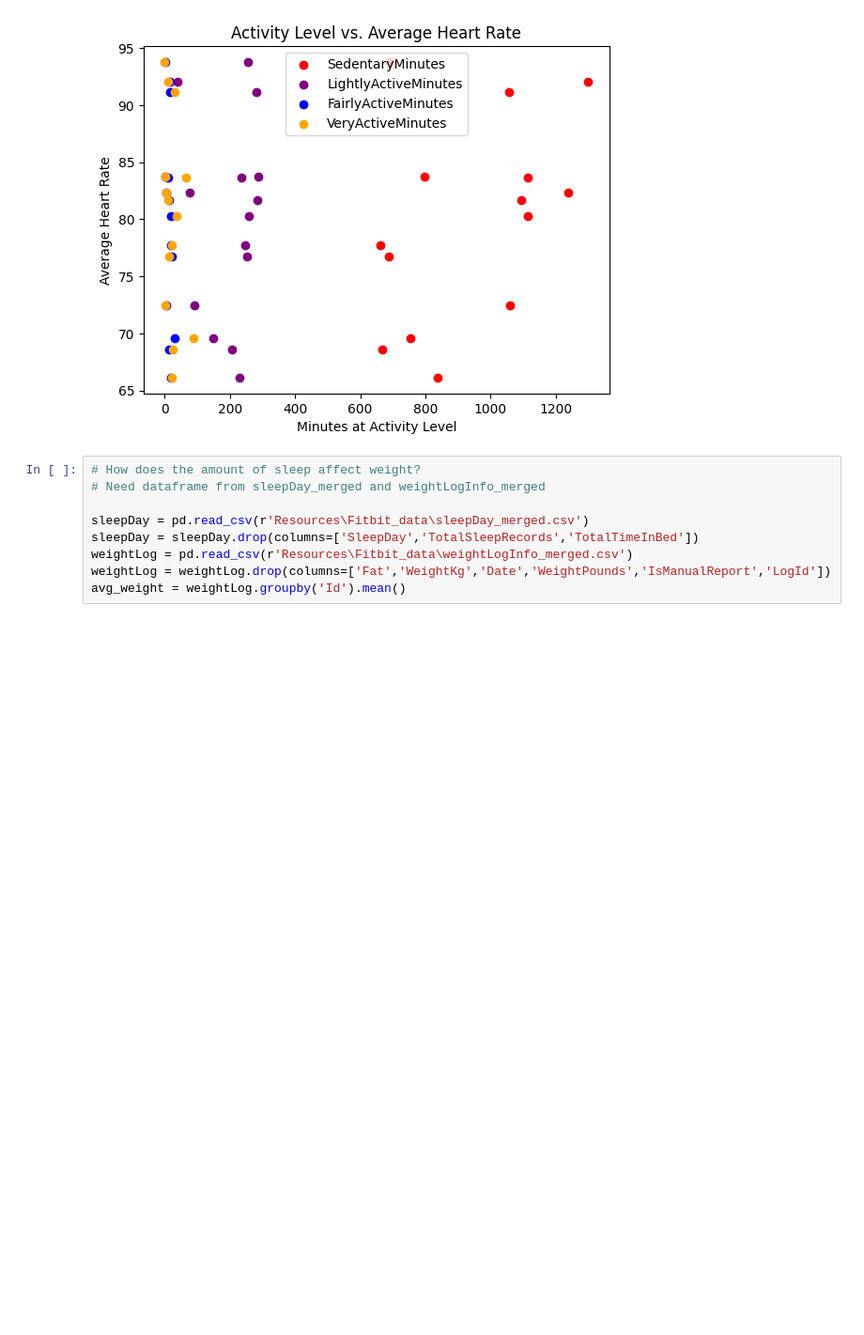
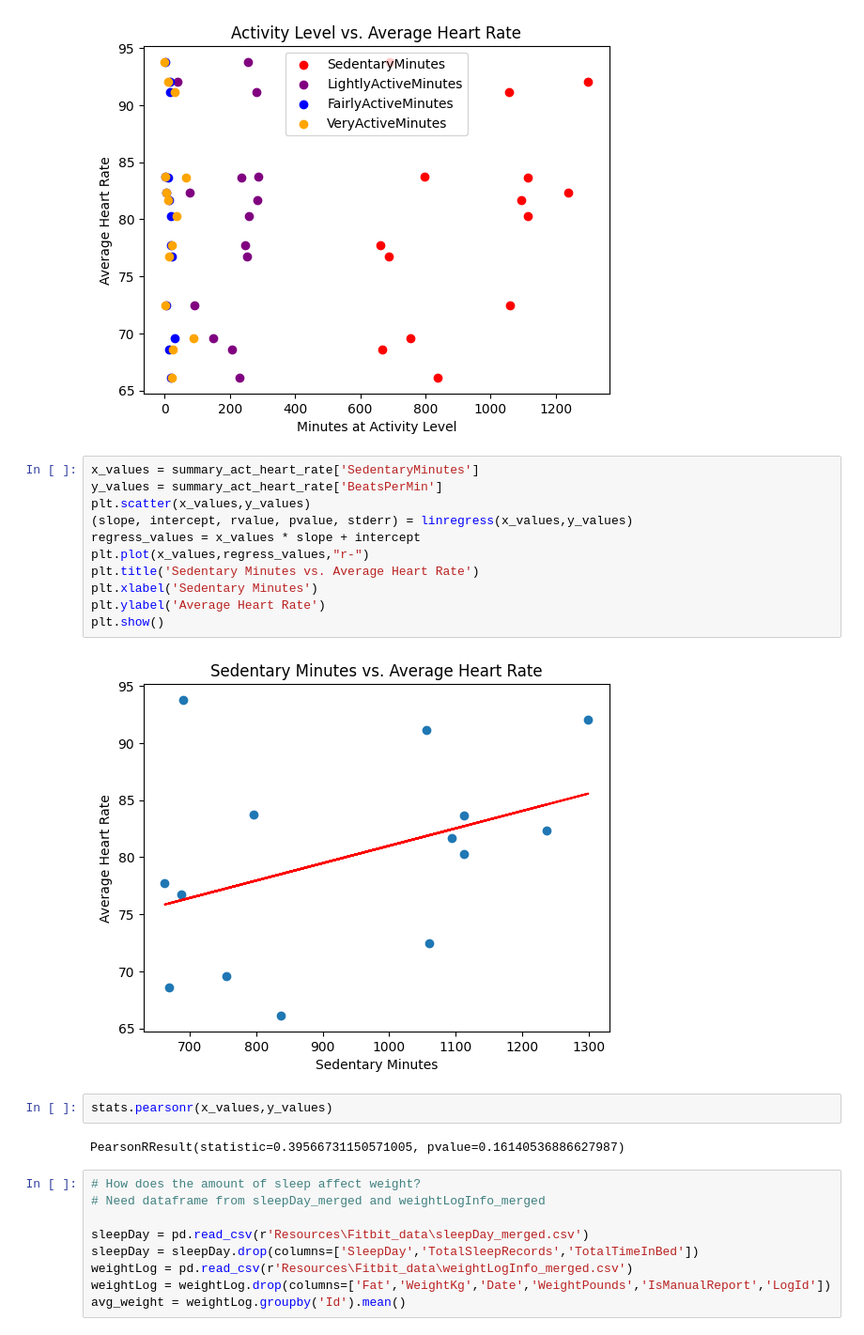
Before and after one commit to caitepley/Group1-Project1, a Jupyter notebook: main.ipynb, the cells around one changed output. Shown at 94% size. Drawn from its saved outputs; the diff is of its cells as text; blank space fills up the shorter version.

Commit message:
added to README and heartrate analysis

```diff
--- a/main.ipynb
+++ b/main.ipynb
@@ -64,6 +64,23 @@ plt.legend(['SedentaryMinutes','LightlyActiveMinutes','FairlyActiveMinutes','Ver
 plt.show()
 # %% [output]
 [figure]
+# %%
+x_values = summary_act_heart_rate['SedentaryMinutes']
+y_values = summary_act_heart_rate['BeatsPerMin']
+plt.scatter(x_values,y_values)
+(slope, intercept, rvalue, pvalue, stderr) = linregress(x_values,y_values)
+regress_values = x_values * slope + intercept
+plt.plot(x_values,regress_values,"r-")
+plt.title('Sedentary Minutes vs. Average Heart Rate')
+plt.xlabel('Sedentary Minutes')
+plt.ylabel('Average Heart Rate')
+plt.show()
+# %% [output]
+[figure, added]
+# %%
+stats.pearsonr(x_values,y_values)
+# %% [output]
+PearsonRResult(statistic=0.39566731150571005, pvalue=0.16140536886627987)
 # %%
 # How does the amount of sleep affect weight?
 # Need dataframe from sleepDay_merged and weightLogInfo_merged
```
Also changed, not shown: 1 other file.
